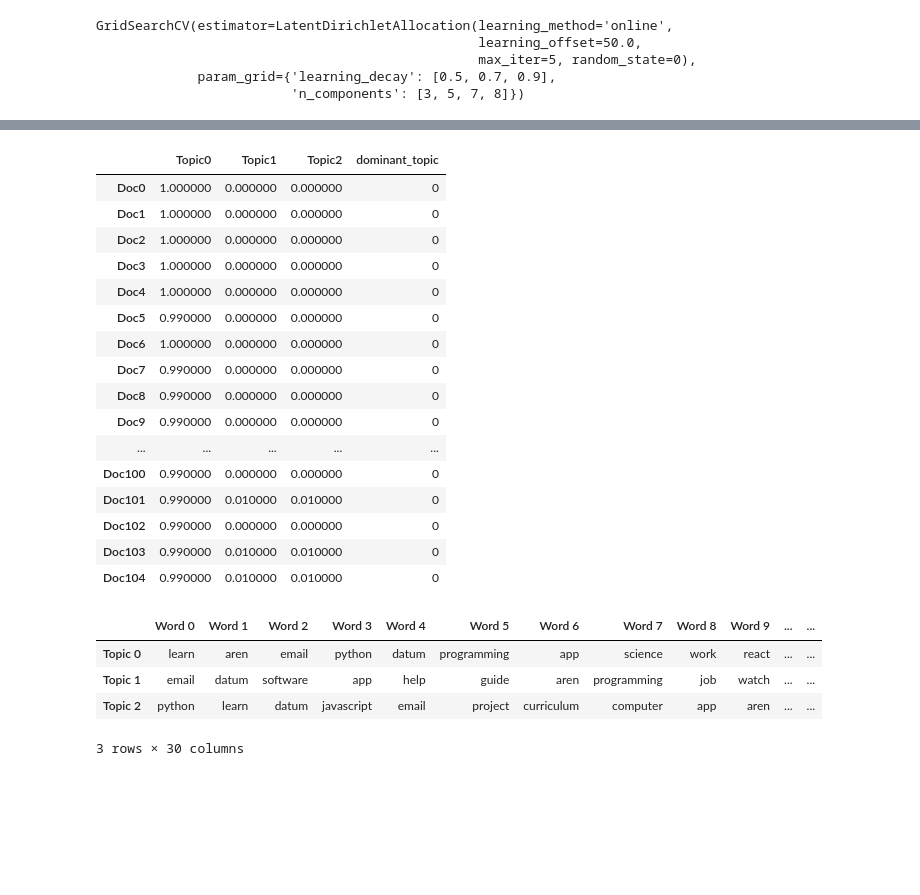
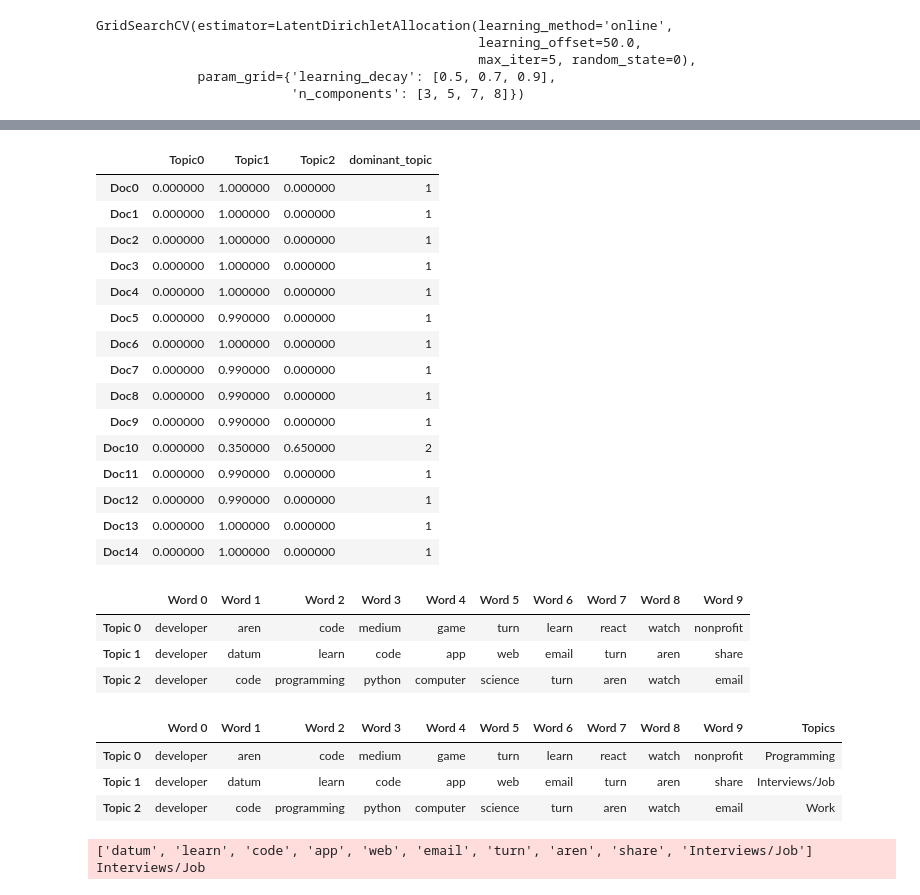
Before and after one commit to hcymb2/intelligent-email-app, a Jupyter notebook: ml-model/LDA_model_V3.ipynb, the cells around one changed output, grey strips where cells are left out. Cells and saved outputs as stored; diff of their text form; code cells hidden in the pictures; blank space fills up the shorter version.

```diff
--- a/ml-model/LDA_model_V3.ipynb
+++ b/ml-model/LDA_model_V3.ipynb
@@ -212,43 +222,42 @@ Model Perplexity:  1558.8021781796087
 # %%
 # Create Document — Topic Matrix
 lda_output = best_lda_model.transform(data_vectorized)
 # column names
 topicnames = ["Topic" + str(i) for i in range(best_lda_model.n_components)]
 # index names
 docnames = ["Doc" + str(i) for i in range(len(data))]
 # Make the pandas dataframe
 df_document_topic = pd.DataFrame(np.round(lda_output, 2), columns=topicnames, index=docnames)
 # Get dominant topic for each document
 dominant_topic = np.argmax(df_document_topic.values, axis=1)
 df_document_topic['dominant_topic'] = dominant_topic
 # Styling
 def color_green(val):
  color = 'green' if val > .1 else 'black'
  return 'color: {col}'.format(col=color)
 def make_bold(val):
  weight = 700 if val > .1 else 400
  return 'font-weight: {weight}'.format(weight=weight)
 # Apply Style
-df_document_topics = df_document_topic.style.applymap(color_green).applymap(make_bold)
+df_document_topics = df_document_topic.head(15).style.applymap(color_green).applymap(make_bold)
 df_document_topics
 # %% [output]
 |  | Topic0 | Topic1 | Topic2 | dominant_topic |
-| Doc0 | 1.000000 | 0.000000 | 0.000000 | 0 |
-| Doc1 | 1.000000 | 0.000000 | 0.000000 | 0 |
-| Doc2 | 1.000000 | 0.000000 | 0.000000 | 0 |
-| Doc3 | 1.000000 | 0.000000 | 0.000000 | 0 |
-| Doc4 | 1.000000 | 0.000000 | 0.000000 | 0 |
-| Doc5 | 0.990000 | 0.000000 | 0.000000 | 0 |
-| Doc6 | 1.000000 | 0.000000 | 0.000000 | 0 |
-| Doc7 | 0.990000 | 0.000000 | 0.000000 | 0 |
-| Doc8 | 0.990000 | 0.000000 | 0.000000 | 0 |
-| Doc9 | 0.990000 | 0.000000 | 0.000000 | 0 |
-| ... | ... | ... | ... | ... |
-| Doc100 | 0.990000 | 0.000000 | 0.000000 | 0 |
-| Doc101 | 0.990000 | 0.010000 | 0.010000 | 0 |
-| Doc102 | 0.990000 | 0.000000 | 0.000000 | 0 |
-| Doc103 | 0.990000 | 0.010000 | 0.010000 | 0 |
-| Doc104 | 0.990000 | 0.010000 | 0.010000 | 0 |
+| Doc0 | 0.000000 | 1.000000 | 0.000000 | 1 |
+| Doc1 | 0.000000 | 1.000000 | 0.000000 | 1 |
+| Doc2 | 0.000000 | 1.000000 | 0.000000 | 1 |
+| Doc3 | 0.000000 | 1.000000 | 0.000000 | 1 |
+| Doc4 | 0.000000 | 1.000000 | 0.000000 | 1 |
+| Doc5 | 0.000000 | 0.990000 | 0.000000 | 1 |
+| Doc6 | 0.000000 | 1.000000 | 0.000000 | 1 |
+| Doc7 | 0.000000 | 0.990000 | 0.000000 | 1 |
+| Doc8 | 0.000000 | 0.990000 | 0.000000 | 1 |
+| Doc9 | 0.000000 | 0.990000 | 0.000000 | 1 |
+| Doc10 | 0.000000 | 0.350000 | 0.650000 | 2 |
+| Doc11 | 0.000000 | 0.990000 | 0.000000 | 1 |
+| Doc12 | 0.000000 | 0.990000 | 0.000000 | 1 |
+| Doc13 | 0.000000 | 1.000000 | 0.000000 | 1 |
+| Doc14 | 0.000000 | 1.000000 | 0.000000 | 1 |
 # %%
 # Show top n keywords for each topic
 def show_topics(vectorizer=vectorizer, lda_model=lda_model, n_words=20):
@@ -258,15 +267,14 @@ def show_topics(vectorizer=vectorizer, lda_model=lda_model, n_words=20):
         top_keyword_locs = (-topic_weights).argsort()[:n_words]
         topic_keywords.append(keywords.take(top_keyword_locs))
     return topic_keywords
-topic_keywords = show_topics(vectorizer=vectorizer, lda_model=best_lda_model, n_words=30)
+topic_keywords = show_topics(vectorizer=vectorizer, lda_model=best_lda_model, n_words=10)
 # Topic - Keywords Dataframe
 df_topic_keywords = pd.DataFrame(topic_keywords)
 df_topic_keywords.columns = ['Word '+str(i) for i in range(df_topic_keywords.shape[1])]
 df_topic_keywords.index = ['Topic '+str(i) for i in range(df_topic_keywords.shape[0])]
 df_topic_keywords
 # %% [output]
-|  | Word 0 | Word 1 | Word 2 | Word 3 | Word 4 | Word 5 | Word 6 | Word 7 | Word 8 | Word 9 | ... | ... |
-| Topic 0 | learn | aren | email | python | datum | programming | app | science | work | react | ... | ... |
-| Topic 1 | email | datum | software | app | help | guide | aren | programming | job | watch | ... | ... |
-| Topic 2 | python | learn | datum | javascript | email | project | curriculum | computer | app | aren | ... | ... |
+|  | Word 0 | Word 1 | Word 2 | Word 3 | Word 4 | Word 5 | Word 6 | Word 7 | Word 8 | Word 9 |
+| Topic 0 | developer | aren | code | medium | game | turn | learn | react | watch | nonprofit |
+| Topic 1 | developer | datum | learn | code | app | web | email | turn | aren | share |
+| Topic 2 | developer | code | programming | python | computer | science | turn | aren | watch | email |
-3 rows × 30 columns
@@ -278,6 +281,15 @@ df_topic_keywords
+# %%
+Topics = ["Programming","Interviews/Job","Work"]
+df_topic_keywords["Topics"]=Topics
+df_topic_keywords
+# %% [output]
+|  | Word 0 | Word 1 | Word 2 | Word 3 | Word 4 | Word 5 | Word 6 | Word 7 | Word 8 | Word 9 | Topics |
+| Topic 0 | developer | aren | code | medium | game | turn | learn | react | watch | nonprofit | Programming |
+| Topic 1 | developer | datum | learn | code | app | web | email | turn | aren | share | Interviews/Job |
+| Topic 2 | developer | code | programming | python | computer | science | turn | aren | watch | email | Work |
 # %%
 # Define function to predict topic for a given text document.
-nlp = spacy.load('en', disable=['parser', 'ner'])
+#nlp = spacy.load('en', disable=['parser', 'ner'])
 
 def predict_topic(text, nlp=nlp):
     global sent_to_words
@@ -316,3 +328,6 @@ If these emails aren't worth your time, you can turn them off: https://www.freec
 infer_topic, topic, prob_scores = predict_topic(text = mytext)
 print(topic)
 print(infer_topic)
+# %% [output]
+['datum', 'learn', 'code', 'app', 'web', 'email', 'turn', 'aren', 'share', 'Interviews/Job']
+Interviews/Job
```
Also changed, not shown: parts of 15 cells of this notebook, 4 other files.
